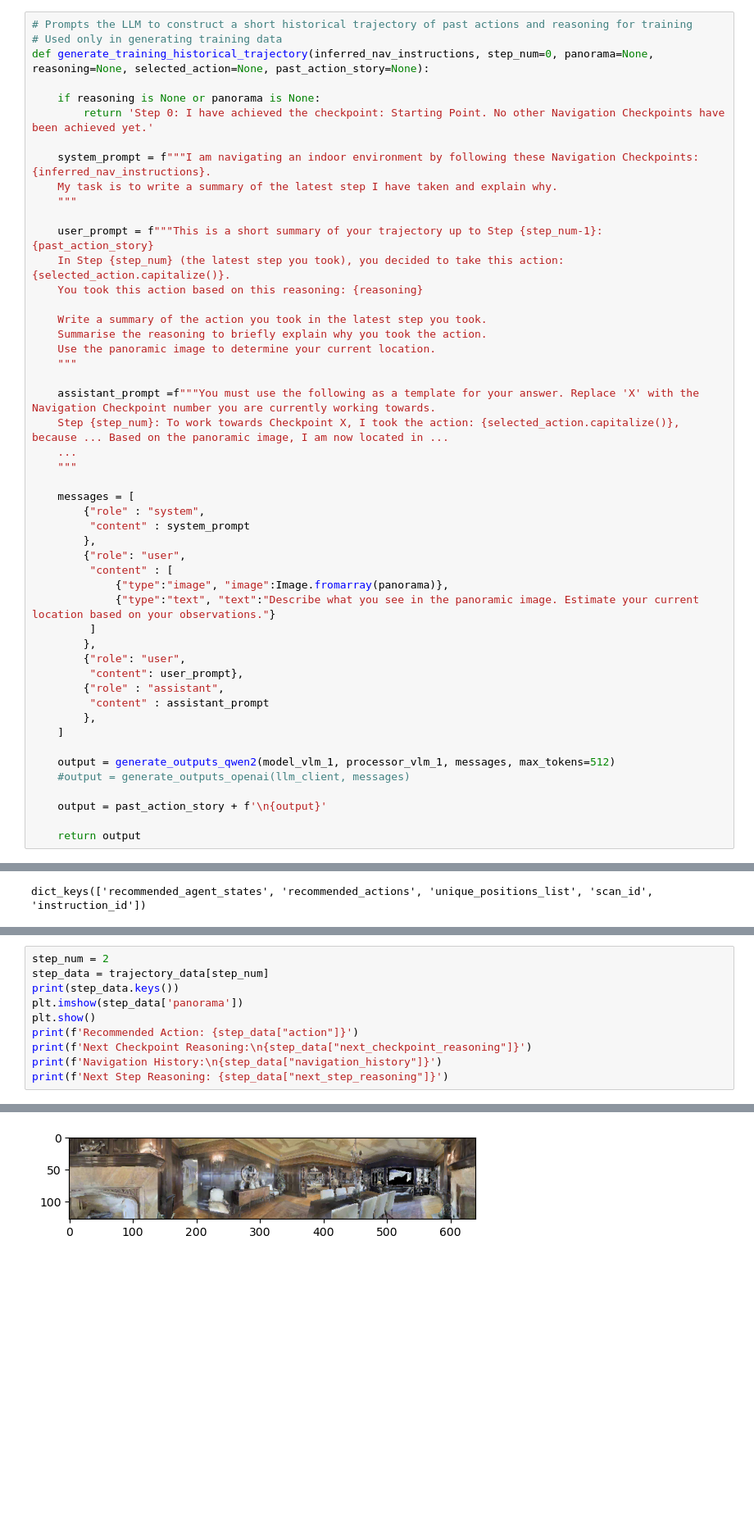
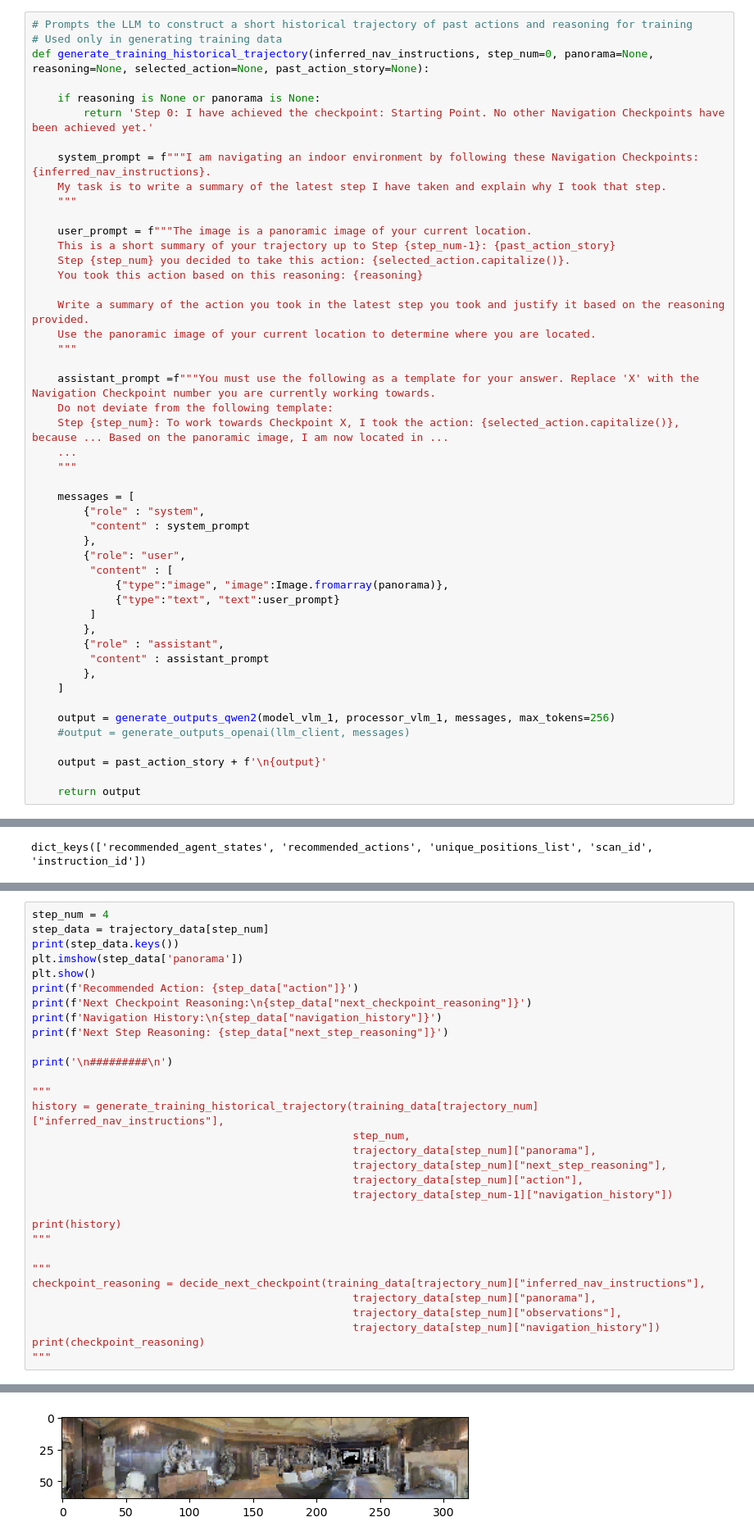
Before and after one commit to wsychiu/OCOM5300M_ResearchProject, a Jupyter notebook: data_exploration/exploring_scenes.ipynb, the cells around one changed output, grey strips where cells are left out. Shown: that part at 82% size. Saved outputs shown, nothing was run; the diff lists cells and outputs as text; blank space fills up the shorter version.

Commit message:
STructured notebook to generate training trajectories for 10% of eligible gold paths

```diff
--- a/data_exploration/exploring_scenes.ipynb
+++ b/data_exploration/exploring_scenes.ipynb
@@ -1294,19 +1305,20 @@ def generate_training_historical_trajectory(inferred_nav_instructions, step_num=
         return 'Step 0: I have achieved the checkpoint: Starting Point. No other Navigation Checkpoints have been achieved yet.'
 
     system_prompt = f"""I am navigating an indoor environment by following these Navigation Checkpoints: {inferred_nav_instructions}.
-    My task is to write a summary of the latest step I have taken and explain why.
+    My task is to write a summary of the latest step I have taken and explain why I took that step.
     """
 
-    user_prompt = f"""This is a short summary of your trajectory up to Step {step_num-1}: {past_action_story}
-    In Step {step_num} (the latest step you took), you decided to take this action: {selected_action.capitalize()}.
+    user_prompt = f"""The image is a panoramic image of your current location.
+    This is a short summary of your trajectory up to Step {step_num-1}: {past_action_story}
+    Step {step_num} you decided to take this action: {selected_action.capitalize()}.
     You took this action based on this reasoning: {reasoning}
 
-    Write a summary of the action you took in the latest step you took.
-    Summarise the reasoning to briefly explain why you took the action.
-    Use the panoramic image to determine your current location.
+    Write a summary of the action you took in the latest step you took and justify it based on the reasoning provided.
+    Use the panoramic image of your current location to determine where you are located.
     """
 
     assistant_prompt =f"""You must use the following as a template for your answer. Replace 'X' with the Navigation Checkpoint number you are currently working towards.
+    Do not deviate from the following template:
     Step {step_num}: To work towards Checkpoint X, I took the action: {selected_action.capitalize()}, because ... Based on the panoramic image, I am now located in ...
     ...
     """
@@ -1318,17 +1330,15 @@ def generate_training_historical_trajectory(inferred_nav_instructions, step_num=
         {"role": "user",
          "content" : [
              {"type":"image", "image":Image.fromarray(panorama)},
-             {"type":"text", "text":"Describe what you see in the panoramic image. Estimate your current location based on your observations."}
+             {"type":"text", "text":user_prompt}
          ]
         },
-        {"role": "user",
-         "content": user_prompt},
         {"role" : "assistant",
          "content" : assistant_prompt
         },
     ]
 
-    output = generate_outputs_qwen2(model_vlm_1, processor_vlm_1, messages, max_tokens=512)
+    output = generate_outputs_qwen2(model_vlm_1, processor_vlm_1, messages, max_tokens=256)
     #output = generate_outputs_openai(llm_client, messages)
 
     output = past_action_story + f'\n{output}'
@@ -1878,15 +1799,36 @@ PluginManager::Manager: duplicate static plugin AnyImageImporter, ignoring
 # %%
-step_num = 2
+step_num = 4
 step_data = trajectory_data[step_num]
 print(step_data.keys())
 plt.imshow(step_data['panorama'])
 plt.show()
 print(f'Recommended Action: {step_data["action"]}')
 print(f'Next Checkpoint Reasoning:\n{step_data["next_checkpoint_reasoning"]}')
 print(f'Navigation History:\n{step_data["navigation_history"]}')
 print(f'Next Step Reasoning: {step_data["next_step_reasoning"]}')
+
+print('\n#########\n')
+
+"""
+history = generate_training_historical_trajectory(training_data[trajectory_num]["inferred_nav_instructions"],
+                                                  step_num,
+                                                  trajectory_data[step_num]["panorama"],
+                                                  trajectory_data[step_num]["next_step_reasoning"],
+                                                  trajectory_data[step_num]["action"],
+                                                  trajectory_data[step_num-1]["navigation_history"])
+
+print(history)
+"""
+
+"""
+checkpoint_reasoning = decide_next_checkpoint(training_data[trajectory_num]["inferred_nav_instructions"],
+                                                  trajectory_data[step_num]["panorama"],
+                                                  trajectory_data[step_num]["observations"],
+                                                  trajectory_data[step_num]["navigation_history"])
+print(checkpoint_reasoning)
+"""
 # %% [output]
 dict_keys(['observations', 'action', 'next_checkpoint_reasoning', 'navigation_history', 'next_step_reasoning', 'panorama'])
-[figure, old version]
+[figure, new version]
 Recommended Action: forward
 Next Checkpoint Reasoning:
```
Also changed, not shown: parts of 21 cells of this notebook.
